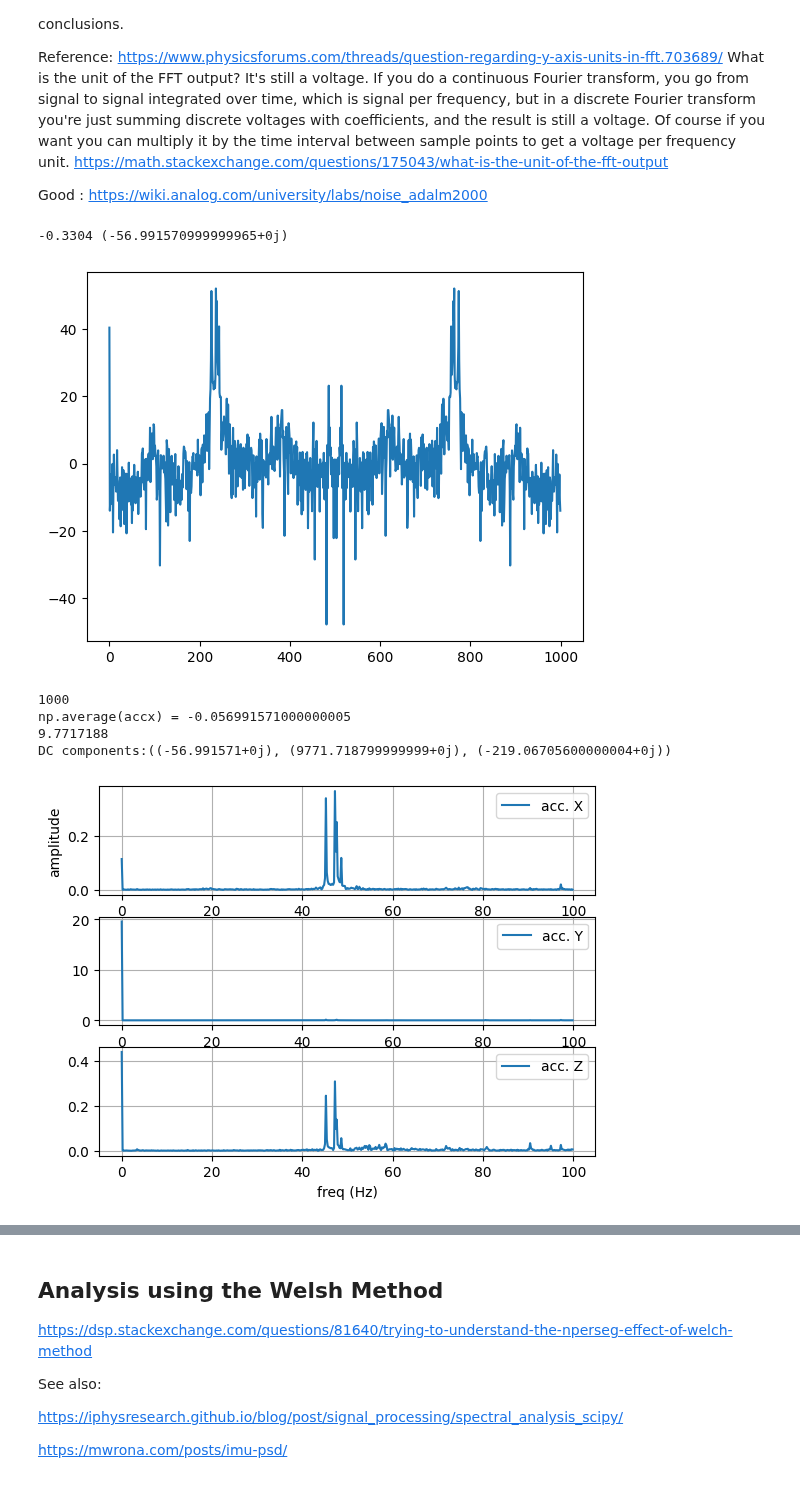
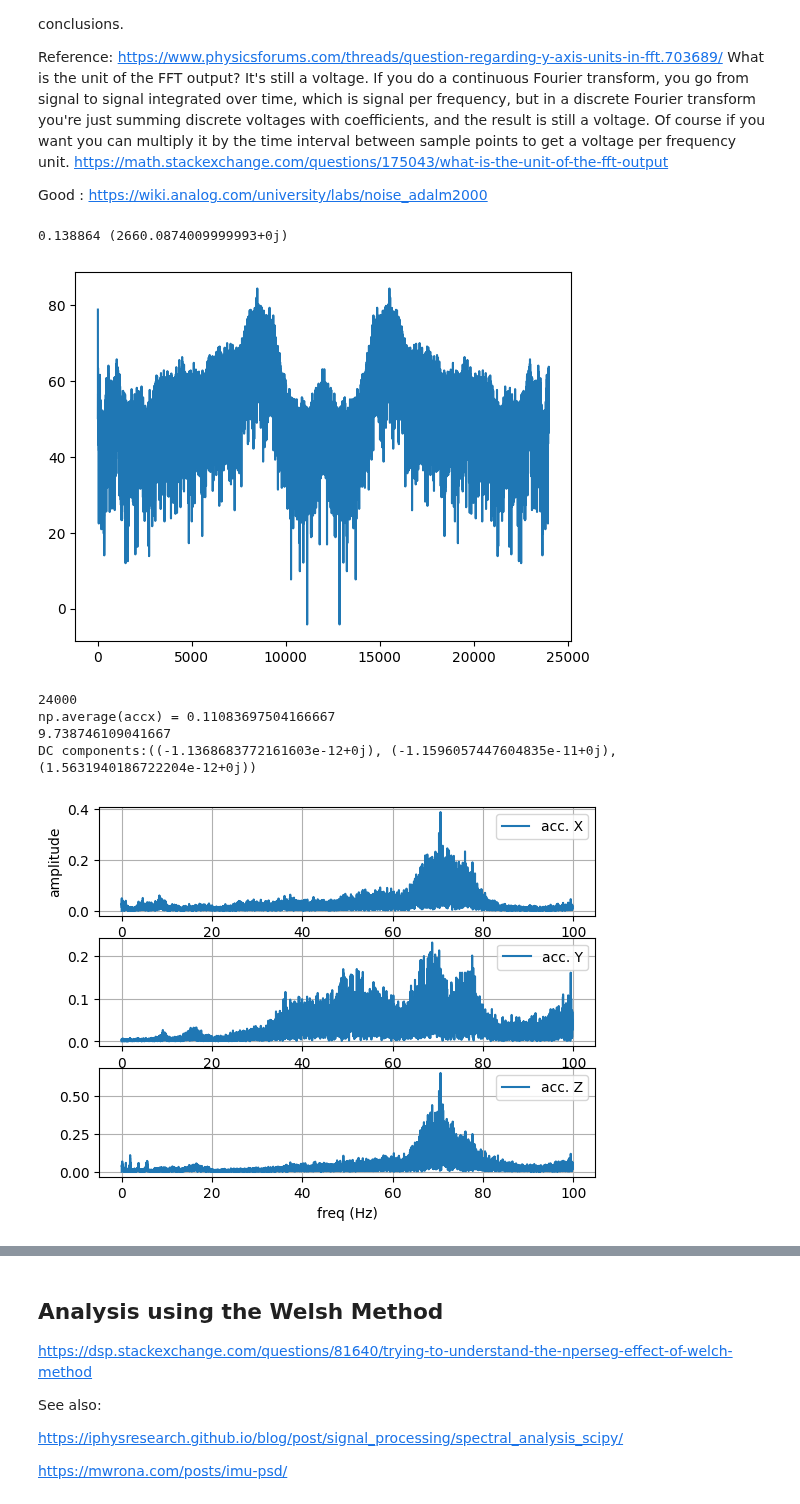
Before and after one commit to diplodocuslongus/depthai2know, a Jupyter notebook: IMU/imu_noise_characterization.ipynb, the cells around one changed output, grey strips where cells are left out. Cells and saved outputs as stored; diff of their text form; code cells hidden in the pictures.

```diff
--- a/IMU/imu_noise_characterization.ipynb
+++ b/IMU/imu_noise_characterization.ipynb
@@ -48,7 +48,8 @@ PATH2FILE = HOME + '/Data/Drones/IMU/'
 # CSV_FILENAME = HOME+'/Data/Drones/IMU/imu_oak_BNO086_2hr_02042024.csv'
 # MEAS_FILENAME_NO_EXT = 'OAKLight_BMI270_90mn_SR250_yUp'
 # MEAS_FILENAME_NO_EXT = 'OAKLight_BMI270_30mn_SR200_motorOn_29042024'
-MEAS_FILENAME_NO_EXT = 'OAKLight_BMI270_60mn_SR200_motorOn_03052024'
+# MEAS_FILENAME_NO_EXT = 'OAKLight_BMI270_60mn_SR200_motorOn_03052024'
+MEAS_FILENAME_NO_EXT = 'OAKLight_BMI270_2mn_SR200_CartRolling_yUp'
 # old name: 'OAKLight_BMI270_90mn_gyroSR250_accSR250_yUp'
 CSV_FILENAME = PATH2FILE + MEAS_FILENAME_NO_EXT + '.csv'
 # get the sampling rate from file name
@@ -76,6 +77,2 @@ got the sampling rate from filenmae, FS = 200.0
 # %% [markdown]
 The angular rate sensor is described by the quantities $N$ (angle random walk), $B$ (bias instability) and $K$ (rate random walk) from the IEEE Std 952. The values prescribed here approximate the properties of a Bosch SMI130 yaw rate sensor.
-# %%
-N = 5e-3 # °/sqrt(s) = 0.3 °/sqrt(h)
-B = 7e-4 # °/s = 2.5 °/h
-K = 6e-6 # °/s/sqrt(s)
@@ -460,16 +451,18 @@ def DFT_slow(x):
     M = np.exp(-2j * np.pi * k * n / N)
     return np.dot(M, x)
 # %%
-DFT_slow_res= DFT_slow(accx)
-plt.plot(10.0*np.log(DFT_slow_res))
-print(accx[0],DFT_slow_res[0])
+do_DFT_slow = False # it is slow...
+if do_DFT_slow:
+    DFT_slow_res= DFT_slow(accx)
+    plt.plot(10.0*np.log(DFT_slow_res))
+    print(accx[0],DFT_slow_res[0])
 # %% [output]
--0.3304 (-56.991570999999965+0j)
+0.138864 (2660.0874009999993+0j)
-[figure, old version]
+[figure, new version]
 # %%
 N = len(gx)  # Number of elements
 print(N)
-REMOVE_DC = False
+REMOVE_DC = True
 if REMOVE_DC:
     idx_0 = 1
     accx_dc = accx - np.average(accx)
@@ -511,13 +504,16 @@ for i in range(3):
 # plt.ylabel('Amplitude')
 # plt.grid()
 
+
+# plt.savefig('motors60mn.png')
+plt.savefig('cart.png')
 plt.show()
 # %% [output]
-1000
-np.average(accx) = -0.056991571000000005
-9.7717188
-DC components:((-56.991571+0j), (9771.718799999999+0j), (-219.06705600000004+0j))
+24000
+np.average(accx) = 0.11083697504166667
+9.738746109041667
+DC components:((-1.1368683772161603e-12+0j), (-1.1596057447604835e-11+0j), (1.5631940186722204e-12+0j))
-[figure, old version]
+[figure, new version]
 # %%
 # see: https://www.analog.com/en/resources/technical-articles/use-python-for-analysis-of-noise.html
 from scipy.signal import periodogram
```
Also changed, not shown: parts of 23 cells of this notebook, 2 other files.
